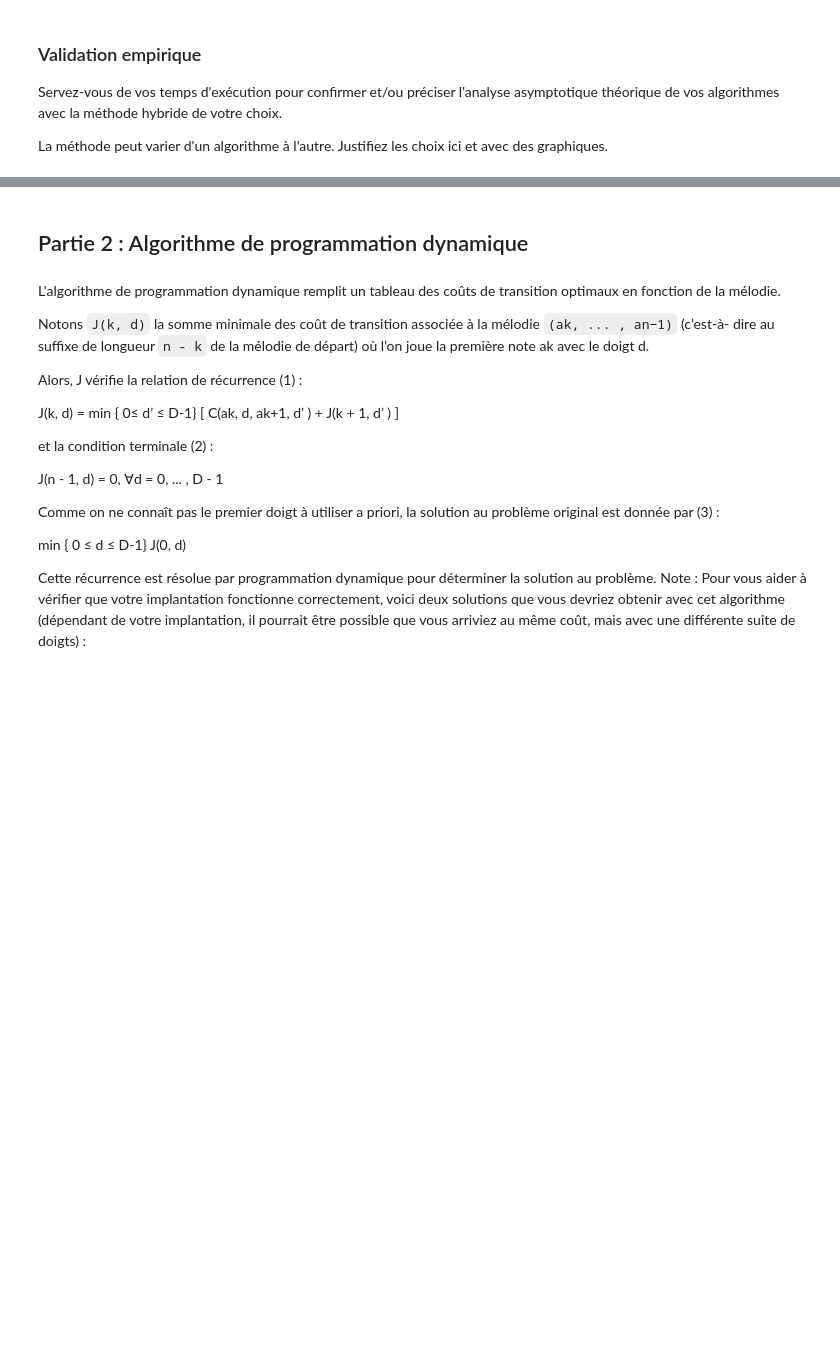
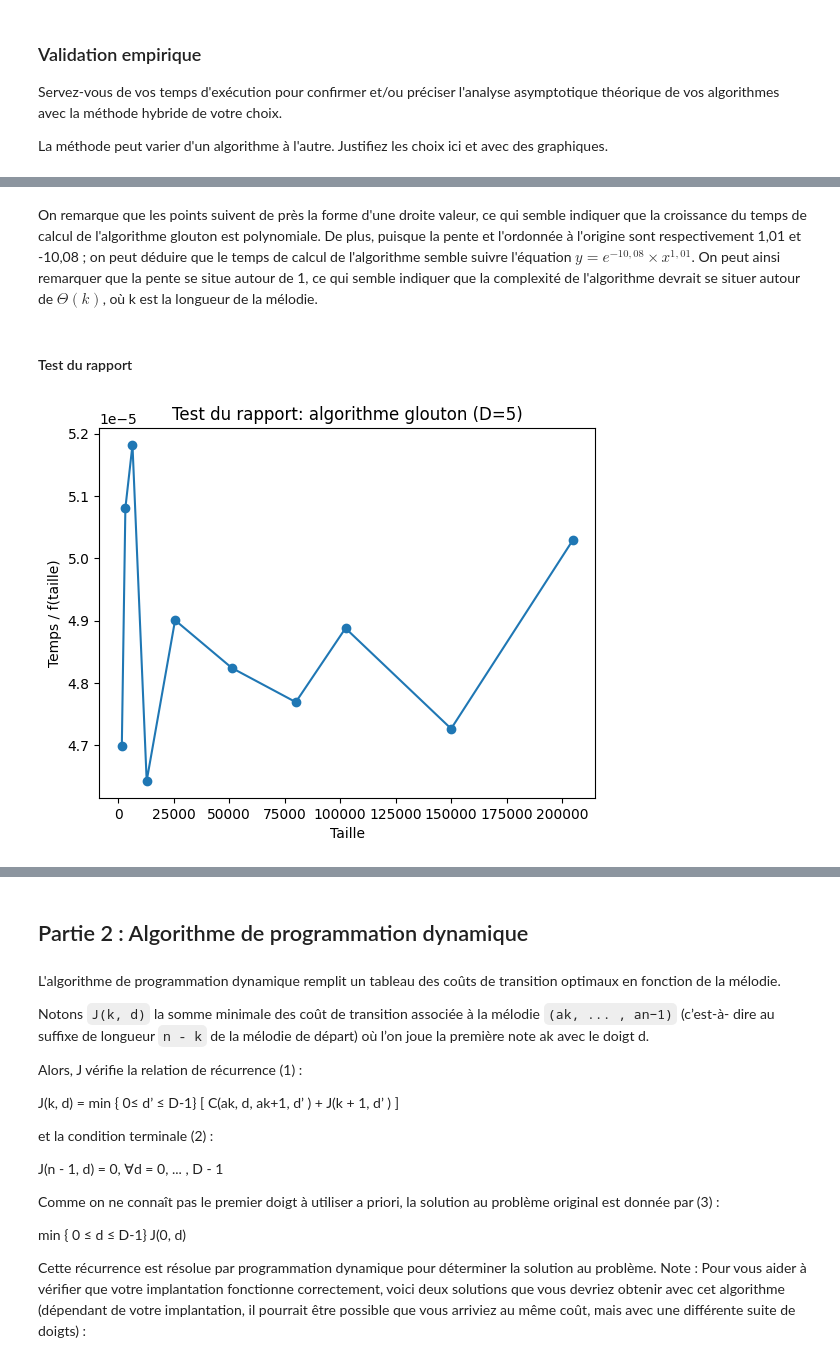
Before and after one commit to UiVieto/INF8775, a Jupyter notebook: TP2-H24/TP2-H24.ipynb, the cells around one changed output, grey strips where cells are left out. Cells and saved outputs as stored; diff of their text form; code cells hidden in the pictures; blank space fills up the shorter version.

```diff
--- a/TP2-H24/TP2-H24.ipynb
+++ b/TP2-H24/TP2-H24.ipynb
@@ -360,0 +404,14 @@ La méthode peut varier d'un algorithme à l'autre. Justifiez les choix ici et a
+# %% [markdown]
+On remarque que les points suivent de près la forme d'une droite valeur, ce qui semble indiquer que la croissance du temps de calcul de l'algorithme glouton est polynomiale. De plus, puisque la pente et l'ordonnée à l'origine sont respectivement 1,01 et -10,08 ; on peut déduire que le temps de calcul de l'algorithme semble suivre l'équation $y = e^{-10,08} \times x^{1,01}$. On peut ainsi remarquer que la pente se situe autour de 1, ce qui semble indiquer que la complexité de l'algorithme devrait se situer autour de $\Theta (k)$, où k est la longueur de la mélodie.
+# %% [markdown]
+#### Test du rapport
+# %%
+def values_test_rapport(measures, f):
+    return { x : y / f(x) for x, y in measures.items() }
+
+def f(x):
+    return x
+
+display_test_rapport(values_test_rapport(mesures_glouton, f), "Test du rapport: algorithme glouton (D=5)")
+# %% [output]
+[figure, added]
```
Also changed, not shown: parts of 28 cells of this notebook.
